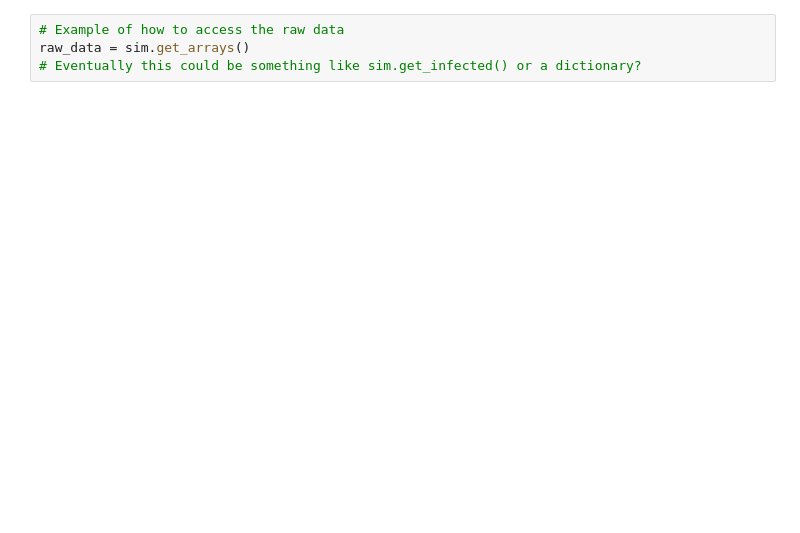
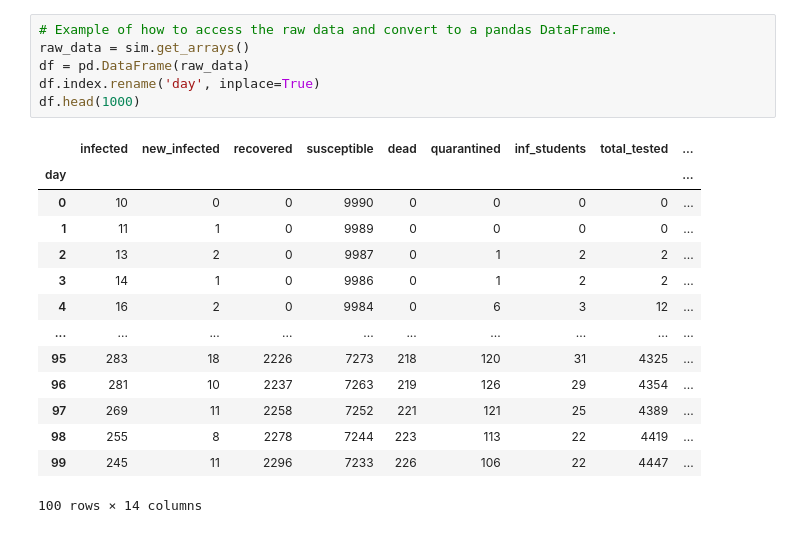
Before and after one commit to Queens-Physics/quaboom, a Jupyter notebook: RunEpidemicPlot.ipynb, the cells around one changed output. Cells and saved outputs as stored; diff of their text form; blank space fills up the shorter version.

```diff
--- a/RunEpidemicPlot.ipynb
+++ b/RunEpidemicPlot.ipynb
@@ -46,4 +45,21 @@ sim.plot(**plot_kws)
-# %%
-# Example of how to access the raw data
-raw_data = sim.get_arrays()
-# Eventually this could be something like sim.get_infected() or a dictionary?
+# %%
+# Example of how to access the raw data and convert to a pandas DataFrame.
+raw_data = sim.get_arrays()
+df = pd.DataFrame(raw_data)
+df.index.rename('day', inplace=True)
+df.head(1000)
+# %% [output]
+|  | infected | new_infected | recovered | susceptible | dead | quarantined | inf_students | total_tested | ... |
+| day |  |  |  |  |  |  |  |  | ... |
+| 0 | 10 | 0 | 0 | 9990 | 0 | 0 | 0 | 0 | ... |
+| 1 | 11 | 1 | 0 | 9989 | 0 | 0 | 0 | 0 | ... |
+| 2 | 13 | 2 | 0 | 9987 | 0 | 1 | 2 | 2 | ... |
+| 3 | 14 | 1 | 0 | 9986 | 0 | 1 | 2 | 2 | ... |
+| 4 | 16 | 2 | 0 | 9984 | 0 | 6 | 3 | 12 | ... |
+| ... | ... | ... | ... | ... | ... | ... | ... | ... | ... |
+| 95 | 283 | 18 | 2226 | 7273 | 218 | 120 | 31 | 4325 | ... |
+| 96 | 281 | 10 | 2237 | 7263 | 219 | 126 | 29 | 4354 | ... |
+| 97 | 269 | 11 | 2258 | 7252 | 221 | 121 | 25 | 4389 | ... |
+| 98 | 255 | 8 | 2278 | 7244 | 223 | 113 | 22 | 4419 | ... |
+| 99 | 245 | 11 | 2296 | 7233 | 226 | 106 | 22 | 4447 | ... |
+100 rows × 14 columns
```
Also changed, not shown: parts of 7 cells of this notebook.
